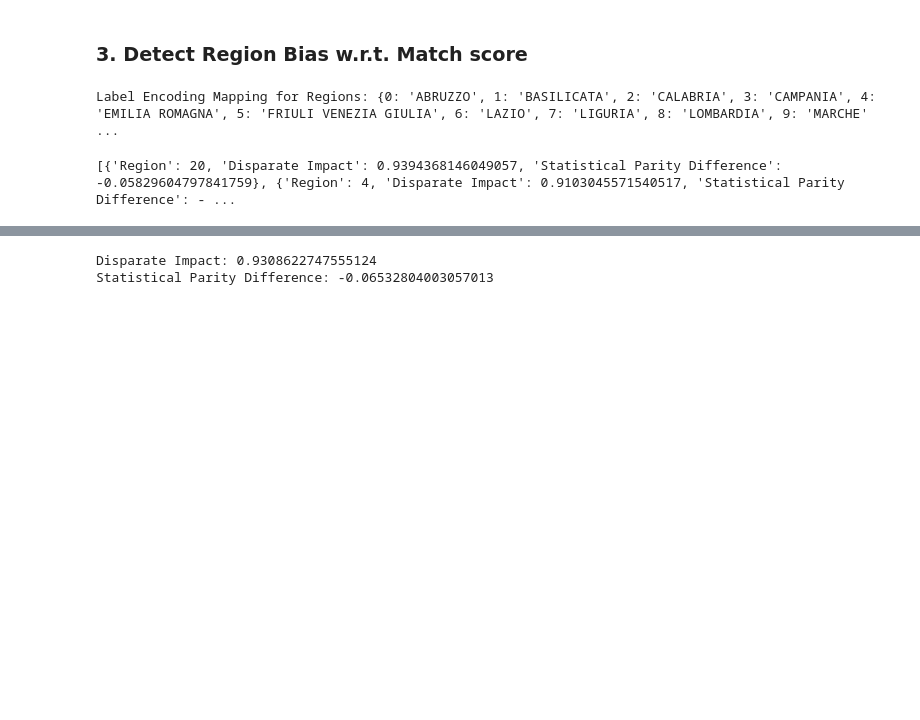
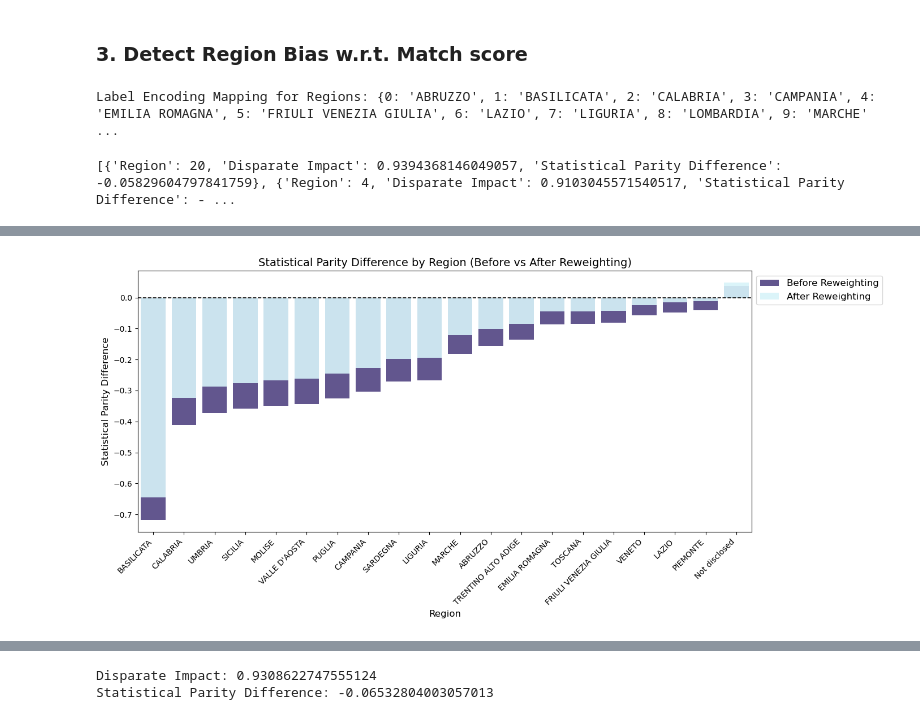
Before and after one commit to adiiulio/AiInIndustry_2025, a Jupyter notebook: Reverse_Matching.ipynb, the cells around one changed output, grey strips where cells are left out. Drawn from its saved outputs; the diff is of its cells as text; code cells hidden in the pictures; blank space fills up the shorter version.

```diff
--- a/Reverse_Matching.ipynb
+++ b/Reverse_Matching.ipynb
@@ -922,0 +989,7 @@ plt.show()
+# %%
+# Apply Reweighting
+reweigher = Reweighing(privileged_groups=[{"cand_domicile_region": 8}],
+                        unprivileged_groups=[{"cand_domicile_region": r} for r in all_regions if r != 8])
+
+reweighted_dataset = reweigher.fit_transform(aif_dataset)
+reweighted_dataset.instance_weights = reweighted_dataset.instance_weights.clip(0.1, 1.2)
@@ -922,0 +1011,40 @@ plt.show()
+# %%
+# Convert results to DataFrame
+fairness_df_after = pd.DataFrame(fairness_results_after)
+fairness_df_after = fairness_df_after.fillna(0)
+fairness_df_after = fairness_df_after.sort_values(by="Disparate Impact")
+# %%
+# Map region numbers to names
+fairness_df_after["Region"] = fairness_df_after["Region"].map(region_label_mapping).fillna("Unknown Region")
+# %%
+# Plot Statistical Parity Difference Before and After Reweighting
+fairness_df_after = fairness_df_after.sort_values(by="Statistical Parity Difference")
+# %%
+import seaborn as sns
+
+
+# Create a figure
+plt.figure(figsize=(14, 6))
+
+# Use distinct color palettes
+sns.barplot(x="Region", y="Statistical Parity Difference", data=fairness_df, color="#34207E", alpha=0.8, label="Before Reweighting")  # Dark Red
+sns.barplot(x="Region", y="Statistical Parity Difference", data=fairness_df_after, color="#D1F6FF", alpha=0.9, label="After Reweighting")  # Light Blue
+
+# Add threshold line
+plt.axhline(y=0, color="black", linestyle="--", linewidth=1.2)
+
+# Labels and title
+plt.xlabel("Region", fontsize=12)
+plt.ylabel("Statistical Parity Difference", fontsize=12)
+plt.title("Statistical Parity Difference by Region (Before vs After Reweighting)", fontsize=14)
+plt.xticks(rotation=45, ha="right", fontsize=10)
+
+# Fix legend placement and remove duplicates
+handles, labels = plt.gca().get_legend_handles_labels()
+by_label = dict(zip(labels, handles))
+plt.legend(by_label.values(), by_label.keys(), loc="upper left", bbox_to_anchor=(1, 1), fontsize=12)
+
+# Show the plot
+plt.show()
+# %% [output]
+[figure, added]
```
Also changed, not shown: parts of 64 cells of this notebook.
